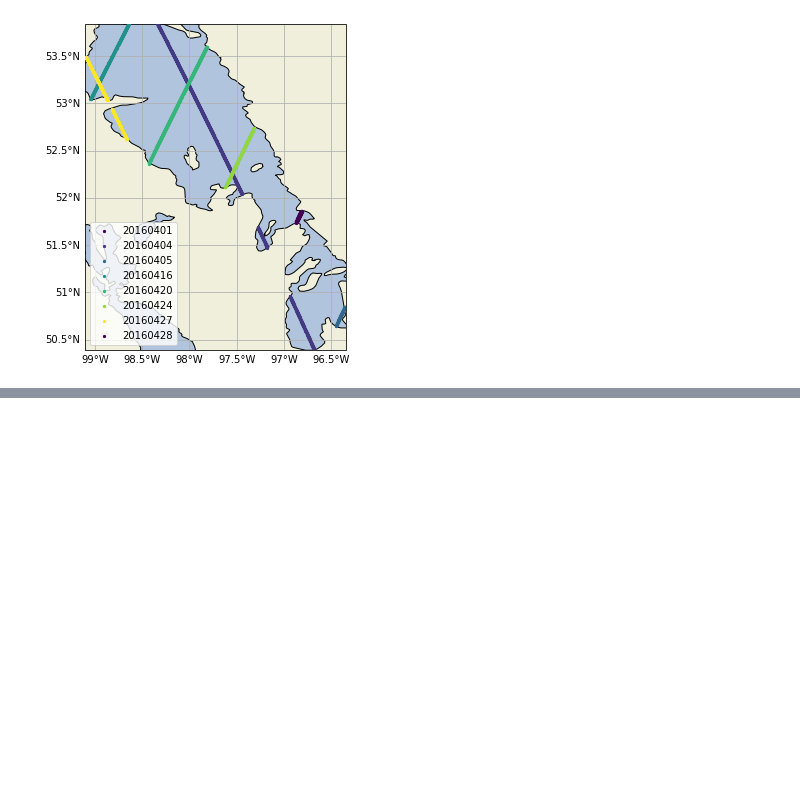
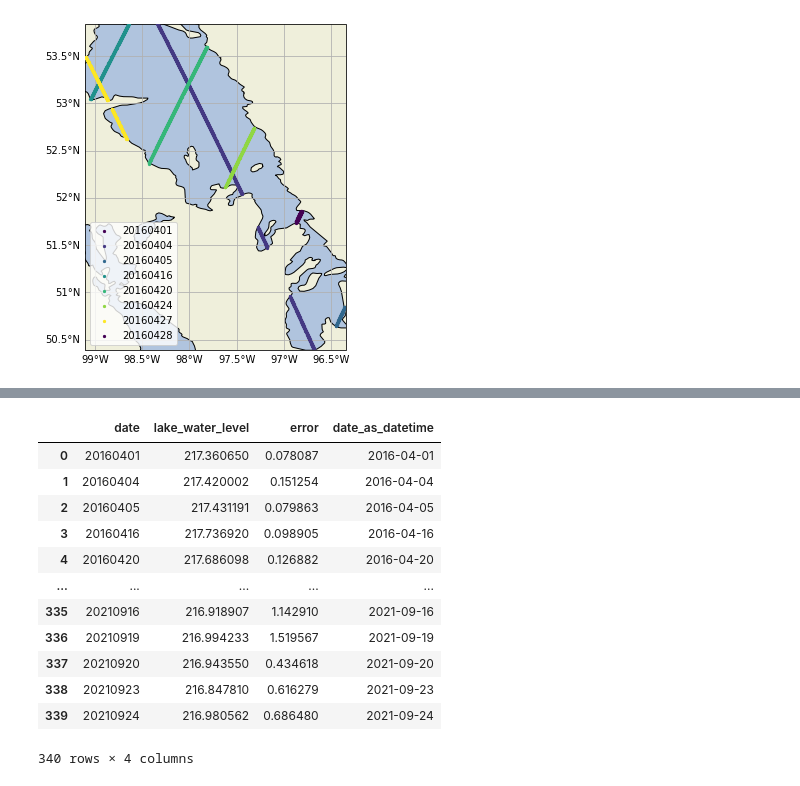
Before and after one commit to pvasudev16/ml-freshwater-management, a Jupyter notebook: lake_water_level_data_exploration.ipynb, the cells around one changed output, grey strips where cells are left out. Saved outputs shown, nothing was run; the diff lists cells and outputs as text; code cells hidden in the pictures; blank space fills up the shorter version.

```diff
--- a/lake_water_level_data_exploration.ipynb
+++ b/lake_water_level_data_exploration.ipynb
@@ -602,0 +611,16 @@ plt.show()
+# %%
+baseline_results
+# %% [output]
+|  | date | lake_water_level | error | date_as_datetime |
+| 0 | 20160401 | 217.360650 | 0.078087 | 2016-04-01 |
+| 1 | 20160404 | 217.420002 | 0.151254 | 2016-04-04 |
+| 2 | 20160405 | 217.431191 | 0.079863 | 2016-04-05 |
+| 3 | 20160416 | 217.736920 | 0.098905 | 2016-04-16 |
+| 4 | 20160420 | 217.686098 | 0.126882 | 2016-04-20 |
+| ... | ... | ... | ... | ... |
+| 335 | 20210916 | 216.918907 | 1.142910 | 2021-09-16 |
+| 336 | 20210919 | 216.994233 | 1.519567 | 2021-09-19 |
+| 337 | 20210920 | 216.943550 | 0.434618 | 2021-09-20 |
+| 338 | 20210923 | 216.847810 | 0.616279 | 2021-09-23 |
+| 339 | 20210924 | 216.980562 | 0.686480 | 2021-09-24 |
+340 rows × 4 columns
```
Also changed, not shown: parts of 35 cells of this notebook.
